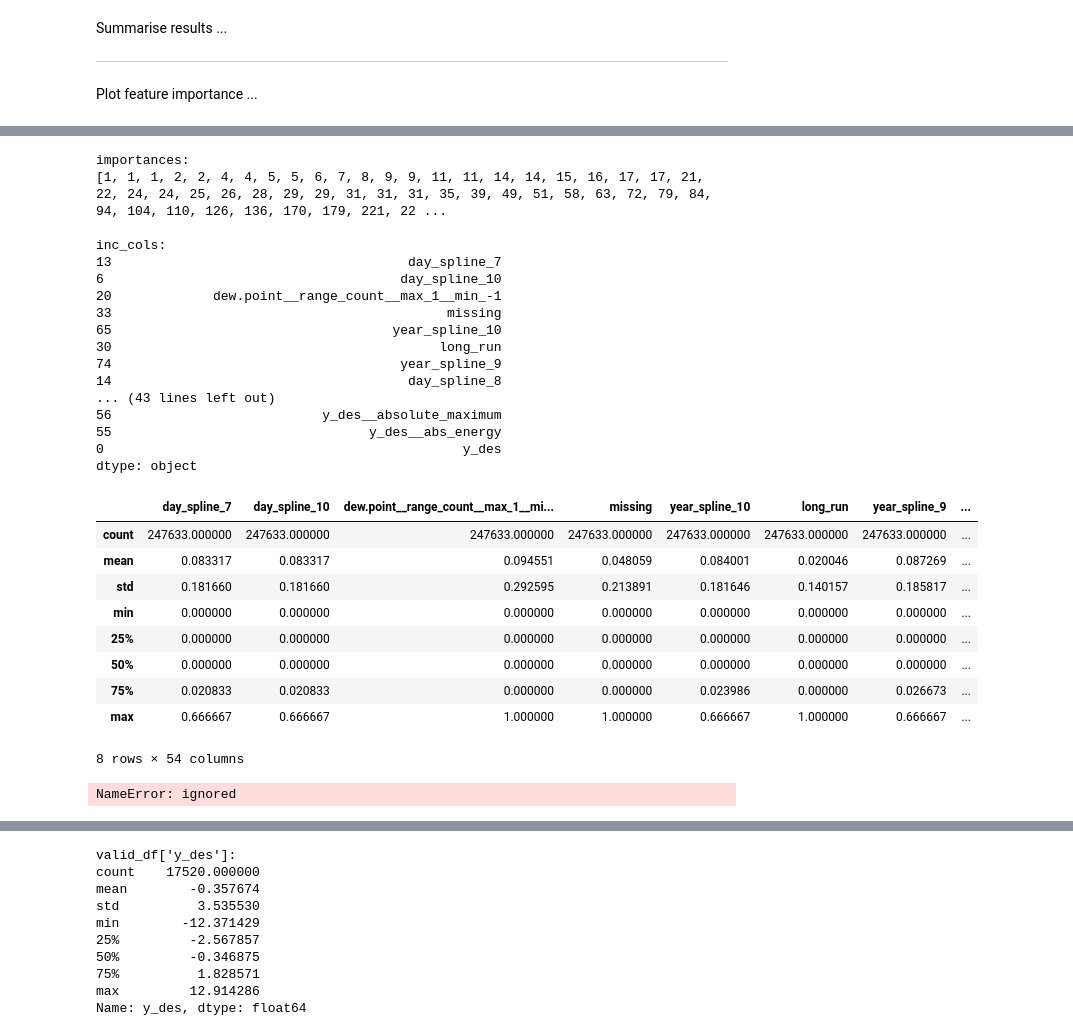
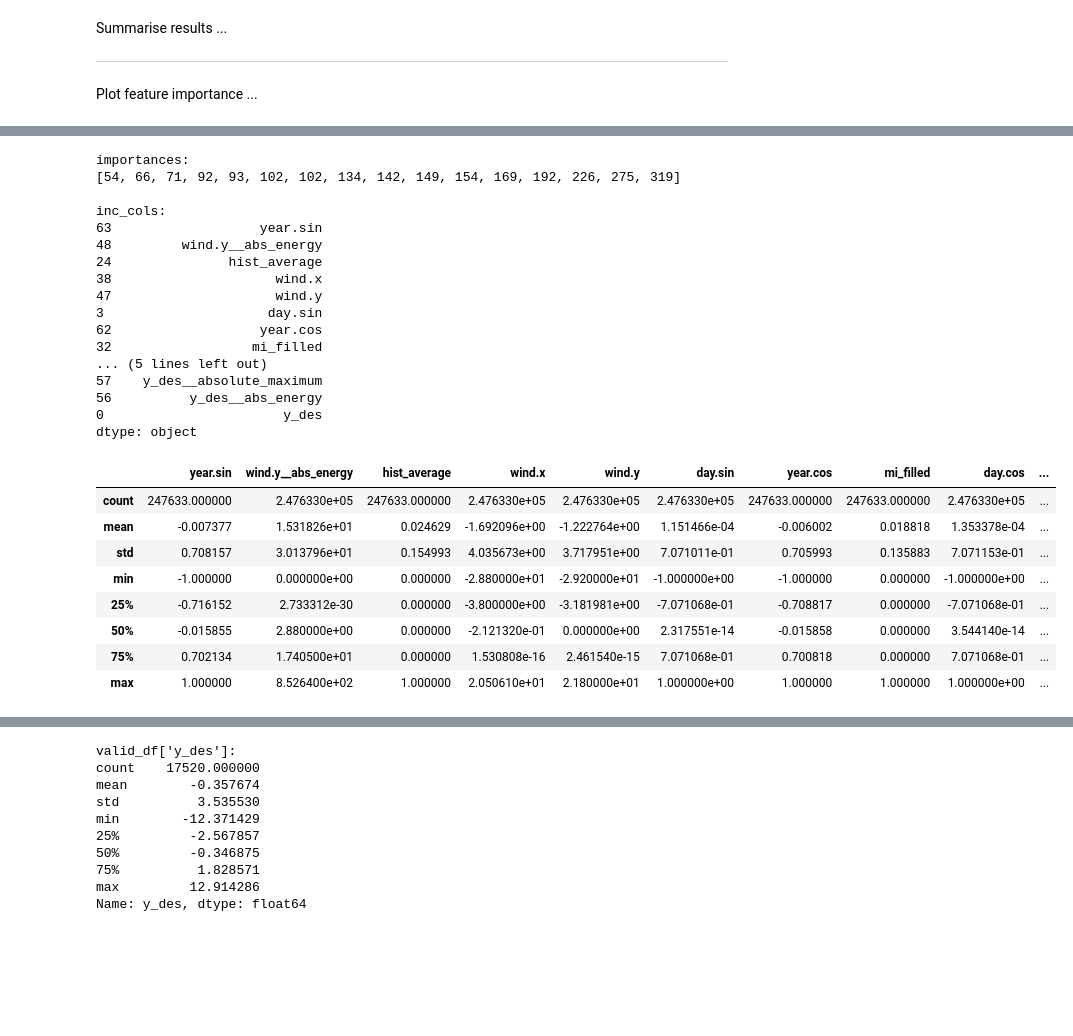
Before and after one commit to makeyourownmaker/CambridgeTemperatureNotebooks, a Jupyter notebook: notebooks/gradient_boosting.ipynb, the cells around one changed output, grey strips where cells are left out. Cells and saved outputs as stored; diff of their text form; code cells hidden in the pictures; blank space fills up the shorter version.

```diff
--- a/notebooks/gradient_boosting.ipynb
+++ b/notebooks/gradient_boosting.ipynb
@@ -417,6 +458,12 @@ print(len(to_drop))
 
 # Drop features
 df.drop(to_drop, axis=1, inplace=True)
+
+
+df['humidity'] = 100 * (np.exp((18.678 * df['dew.point']) / (257.14 + df['dew.point'])) / np.exp((18.678 * df['y']) / (257.14 + df['y'])))
+df.loc[df['humidity'] > 100.0, 'humidity'] = 100.0
+df.loc[df['humidity'] <  20.0, 'humidity'] =  20.0
+
 print("df:", df.shape)
 # %% [output]
 to_drop:
@@ -769,70 +833,56 @@ dtype: object
 # %%
 data = train_df
 include_cols = None
 y_col = 'y_des'
 x_cols = ['y', 'y_seasonal', 'y_des', 'dew.point_des', 'dew.point_seasonal']
 exclude_cols = x_cols
 
 col_indices = np.argsort(model.model.feature_importances_)
 
 if include_cols != None:
     col_names = pd.Series(include_cols)
 else:
     col_names = pd.Series(data.columns.difference(exclude_cols))
 
 col_names = pd.concat([pd.Series([y_col]), col_names])
 col_names = col_names.reset_index(drop=True)
 
 importances = sorted(model.model.feature_importances_)
-importances = [i for i in importances if i >= 1]
+importances = [i for i in importances if i >= 50]
 print("importances:\n", importances, "\n", sep='')
 
 inc_cols = col_names[col_indices]
 inc_cols = inc_cols[-len(importances):]
 print("inc_cols:\n", inc_cols, sep='')
 
 display(df.loc[:, inc_cols.values].describe())
-print()
-stop()
-
-df['y_des'].plot(title='y_des');
-plt.show()
-df['y_des__abs_energy'].plot(title='y_des__abs_energy');
-plt.show()
-df['y_des__absolute_maximum'].plot(title='y_des__absolute_maximum');
-plt.show()
-df['y_des__benford_correlation'].plot(title='y_des__benford_correlation');
-plt.show()
-df['y_des__fft_coefficient__attr_"real"__coeff_0'].plot(title='y_des__fft_coefficient__attr_"real"__coeff_0');
 # %% [output]
 importances:
-[1, 1, 1, 2, 2, 4, 4, 5, 5, 6, 7, 8, 9, 9, 11, 11, 14, 14, 15, 16, 17, 17, 21, 22, 24, 24, 25, 26, 28, 29, 29, 31, 31, 31, 35, 39, 49, 51, 58, 63, 72, 79, 84, 94, 104, 110, 126, 136, 170, 179, 221, 22 ...
+[54, 66, 71, 92, 93, 102, 102, 134, 142, 149, 154, 169, 192, 226, 275, 319]
 
 inc_cols:
-13                                      day_spline_7
-6                                      day_spline_10
-20             dew.point__range_count__max_1__min_-1
-33                                           missing
-65                                    year_spline_10
-30                                          long_run
-74                                     year_spline_9
-14                                      day_spline_8
-... (43 lines left out)
-56                           y_des__absolute_maximum
-55                                 y_des__abs_energy
-0                                              y_des
+63                   year.sin
+48         wind.y__abs_energy
+24               hist_average
+38                     wind.x
+47                     wind.y
+3                     day.sin
+62                   year.cos
+32                  mi_filled
+... (5 lines left out)
+57    y_des__absolute_maximum
+56          y_des__abs_energy
+0                       y_des
 dtype: object
-|  | day_spline_7 | day_spline_10 | dew.point__range_count__max_1__mi... | missing | year_spline_10 | long_run | year_spline_9 | ... |
-| count | 247633.000000 | 247633.000000 | 247633.000000 | 247633.000000 | 247633.000000 | 247633.000000 | 247633.000000 | ... |
-| mean | 0.083317 | 0.083317 | 0.094551 | 0.048059 | 0.084001 | 0.020046 | 0.087269 | ... |
-| std | 0.181660 | 0.181660 | 0.292595 | 0.213891 | 0.181646 | 0.140157 | 0.185817 | ... |
-| min | 0.000000 | 0.000000 | 0.000000 | 0.000000 | 0.000000 | 0.000000 | 0.000000 | ... |
-| 25% | 0.000000 | 0.000000 | 0.000000 | 0.000000 | 0.000000 | 0.000000 | 0.000000 | ... |
-| 50% | 0.000000 | 0.000000 | 0.000000 | 0.000000 | 0.000000 | 0.000000 | 0.000000 | ... |
-| 75% | 0.020833 | 0.020833 | 0.000000 | 0.000000 | 0.023986 | 0.000000 | 0.026673 | ... |
-| max | 0.666667 | 0.666667 | 1.000000 | 1.000000 | 0.666667 | 1.000000 | 0.666667 | ... |
+|  | year.sin | wind.y__abs_energy | hist_average | wind.x | wind.y | day.sin | year.cos | mi_filled | day.cos | ... |
+| count | 247633.000000 | 2.476330e+05 | 247633.000000 | 2.476330e+05 | 2.476330e+05 | 2.476330e+05 | 247633.000000 | 247633.000000 | 2.476330e+05 | ... |
+| mean | -0.007377 | 1.531826e+01 | 0.024629 | -1.692096e+00 | -1.222764e+00 | 1.151466e-04 | -0.006002 | 0.018818 | 1.353378e-04 | ... |
+| std | 0.708157 | 3.013796e+01 | 0.154993 | 4.035673e+00 | 3.717951e+00 | 7.071011e-01 | 0.705993 | 0.135883 | 7.071153e-01 | ... |
+| min | -1.000000 | 0.000000e+00 | 0.000000 | -2.880000e+01 | -2.920000e+01 | -1.000000e+00 | -1.000000 | 0.000000 | -1.000000e+00 | ... |
+| 25% | -0.716152 | 2.733312e-30 | 0.000000 | -3.800000e+00 | -3.181981e+00 | -7.071068e-01 | -0.708817 | 0.000000 | -7.071068e-01 | ... |
+| 50% | -0.015855 | 2.880000e+00 | 0.000000 | -2.121320e-01 | 0.000000e+00 | 2.317551e-14 | -0.015858 | 0.000000 | 3.544140e-14 | ... |
+| 75% | 0.702134 | 1.740500e+01 | 0.000000 | 1.530808e-16 | 2.461540e-15 | 7.071068e-01 | 0.700818 | 0.000000 | 7.071068e-01 | ... |
+| max | 1.000000 | 8.526400e+02 | 1.000000 | 2.050610e+01 | 2.180000e+01 | 1.000000e+00 | 1.000000 | 1.000000 | 1.000000e+00 | ... |
-8 rows × 54 columns
-NameError: ignored
 # %%
 series = TimeSeries.from_dataframe(train_df, value_cols='y_des')
 past_cov = TimeSeries.from_dataframe(train_df.loc[:, inc_cols])
```
Also changed, not shown: parts of 10 cells of this notebook.
